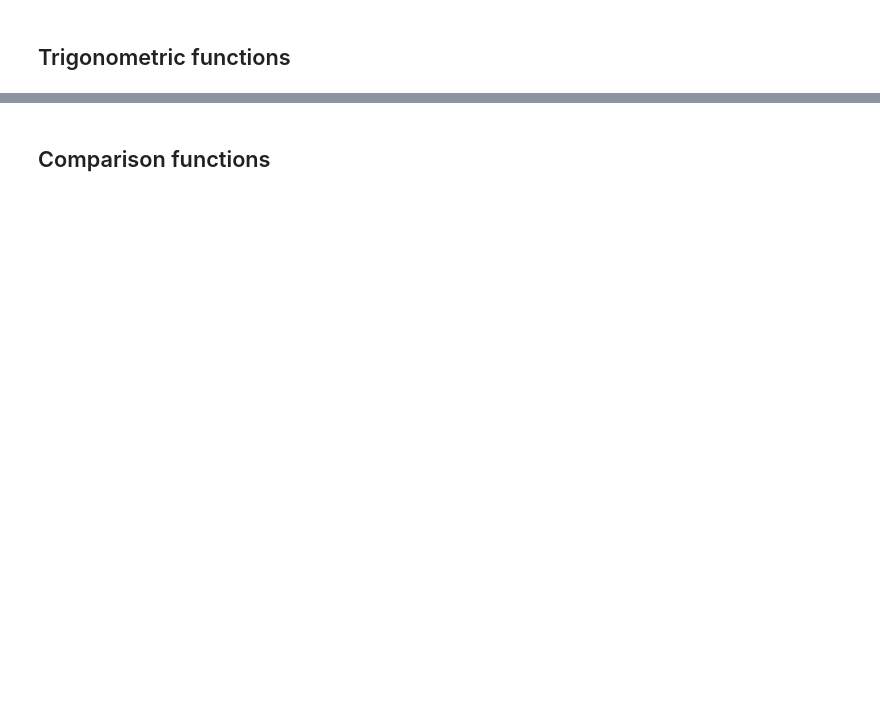
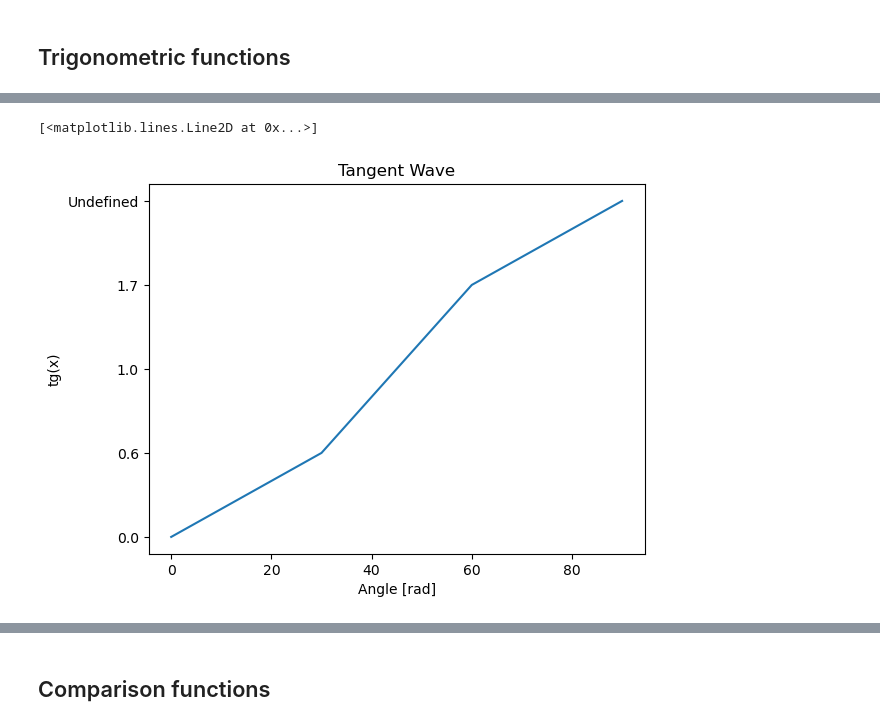
Before and after one commit to pcmoraesmenezes/Data-Science-and-Machine-Learning-Course, a Jupyter notebook: Introduction/numpy/some_ufuncs.ipynb, the cells around one changed output, grey strips where cells are left out. Cells and saved outputs as stored; diff of their text form; code cells hidden in the pictures; blank space fills up the shorter version.

```diff
--- a/Introduction/numpy/some_ufuncs.ipynb
+++ b/Introduction/numpy/some_ufuncs.ipynb
@@ -368,0 +409,10 @@ B: [0.47217607 0.13734291 0.37875502 0.89335247 0.75939972 0.44053071
+# %%
+tg_a = [round(np.tan(angle * np.pi / 180), 1) if abs(angle % 180) != 90 else 'Undefined' for angle in A]
+
+plt.xlabel('Angle [rad]')
+plt.ylabel('tg(x)')
+plt.title('Tangent Wave')
+plt.plot(A,tg_a)
+# %% [output]
+[<matplotlib.lines.Line2D at 0x...>]
+[figure, added]
```
Also changed, not shown: parts of 43 cells of this notebook, 1 other file.
